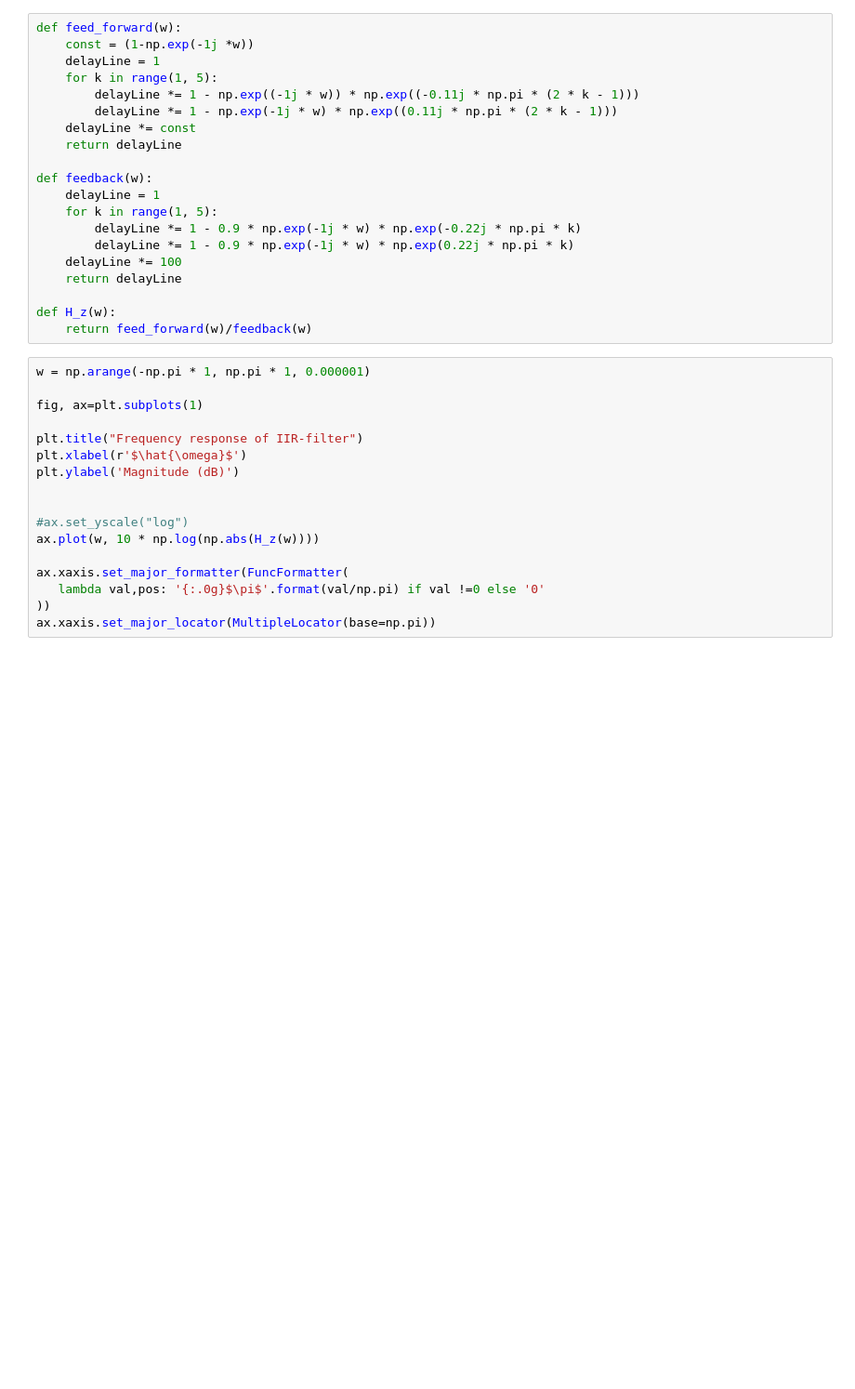
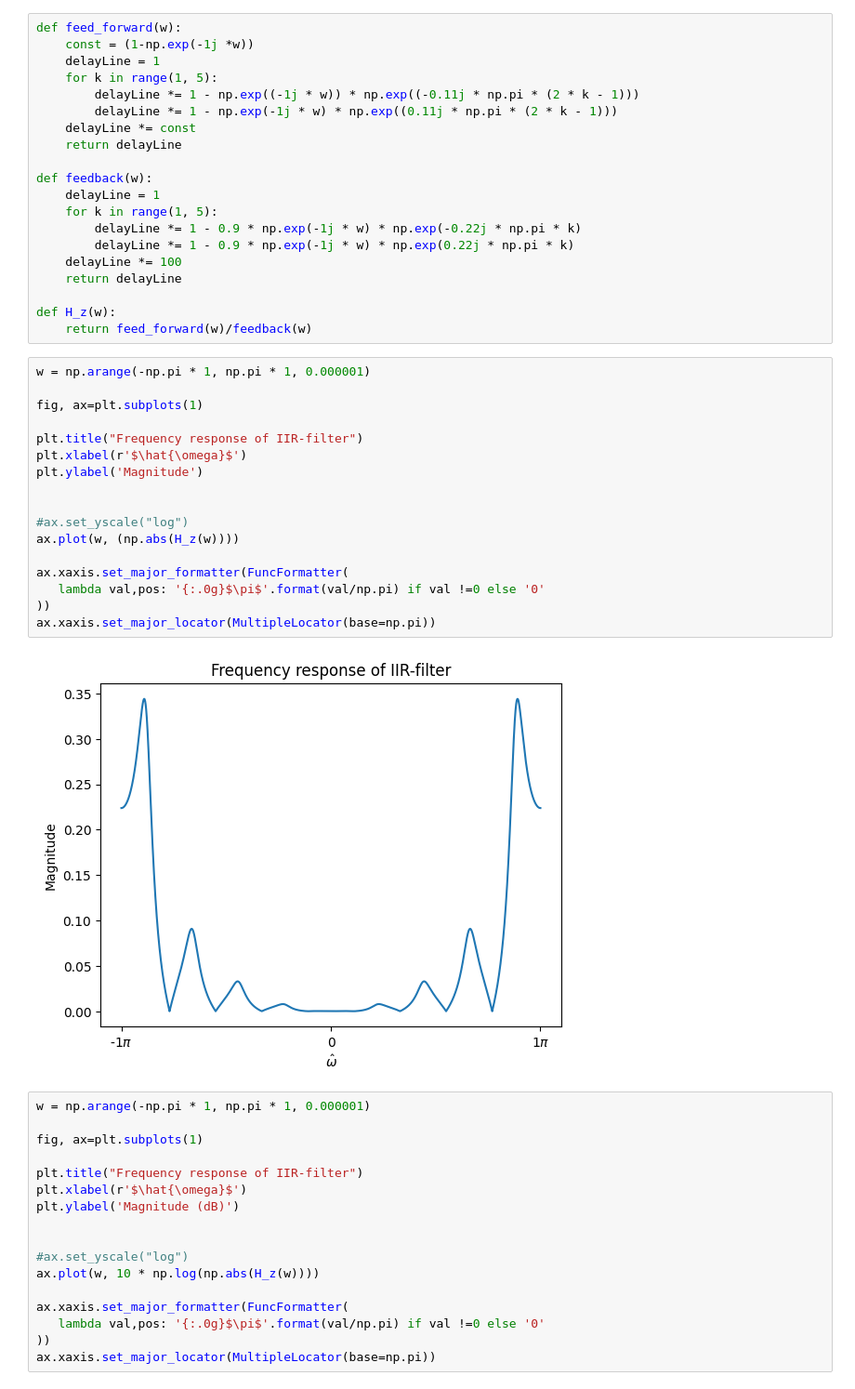
Before and after one commit to Joinatan/Project-2, a Jupyter notebook: project2.ipynb, the cells around one changed output. Shown at 93% size. Drawn from its saved outputs; the diff is of its cells as text; blank space fills up the shorter version.

```diff
--- a/project2.ipynb
+++ b/project2.ipynb
@@ -31,6 +31,25 @@ def feedback(w):
 
 def H_z(w):
     return feed_forward(w)/feedback(w)
+# %%
+w = np.arange(-np.pi * 1, np.pi * 1, 0.000001)
+
+fig, ax=plt.subplots(1)
+
+plt.title("Frequency response of IIR-filter")
+plt.xlabel(r'$\hat{\omega}$')
+plt.ylabel('Magnitude')
+
+
+#ax.set_yscale("log")
+ax.plot(w, (np.abs(H_z(w))))
+
+ax.xaxis.set_major_formatter(FuncFormatter(
+   lambda val,pos: '{:.0g}$\pi$'.format(val/np.pi) if val !=0 else '0'
+))
+ax.xaxis.set_major_locator(MultipleLocator(base=np.pi))
+# %% [output]
+[figure, added]
 # %%
 w = np.arange(-np.pi * 1, np.pi * 1, 0.000001)
 
```
